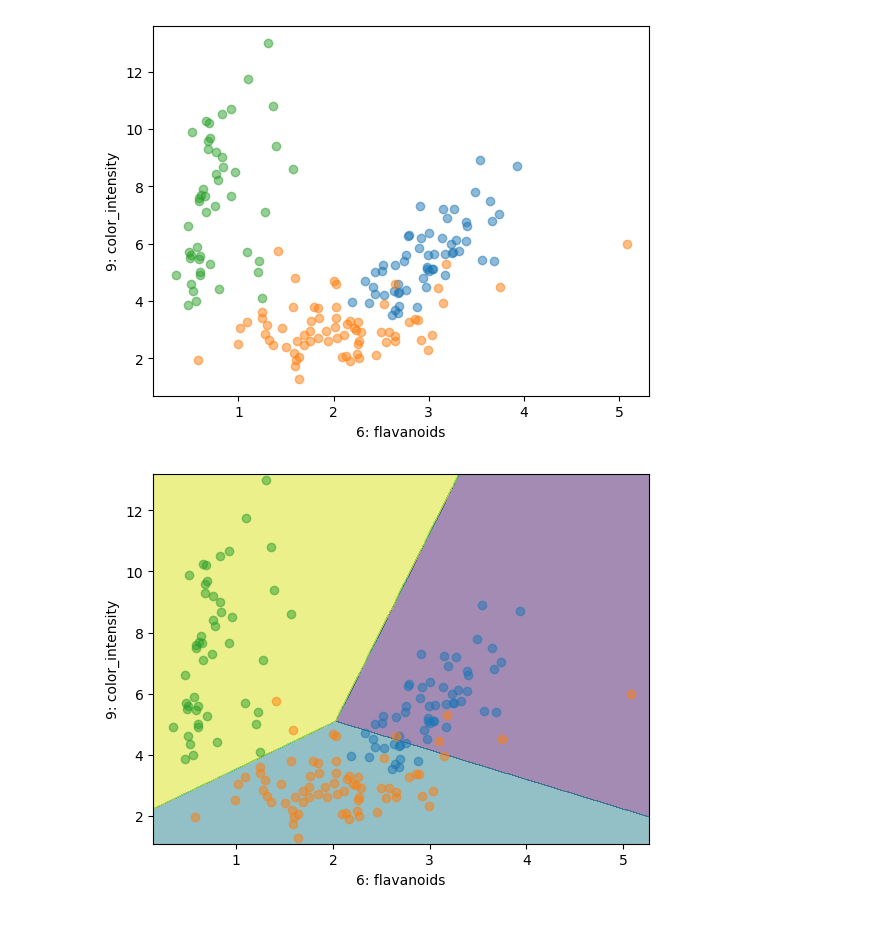
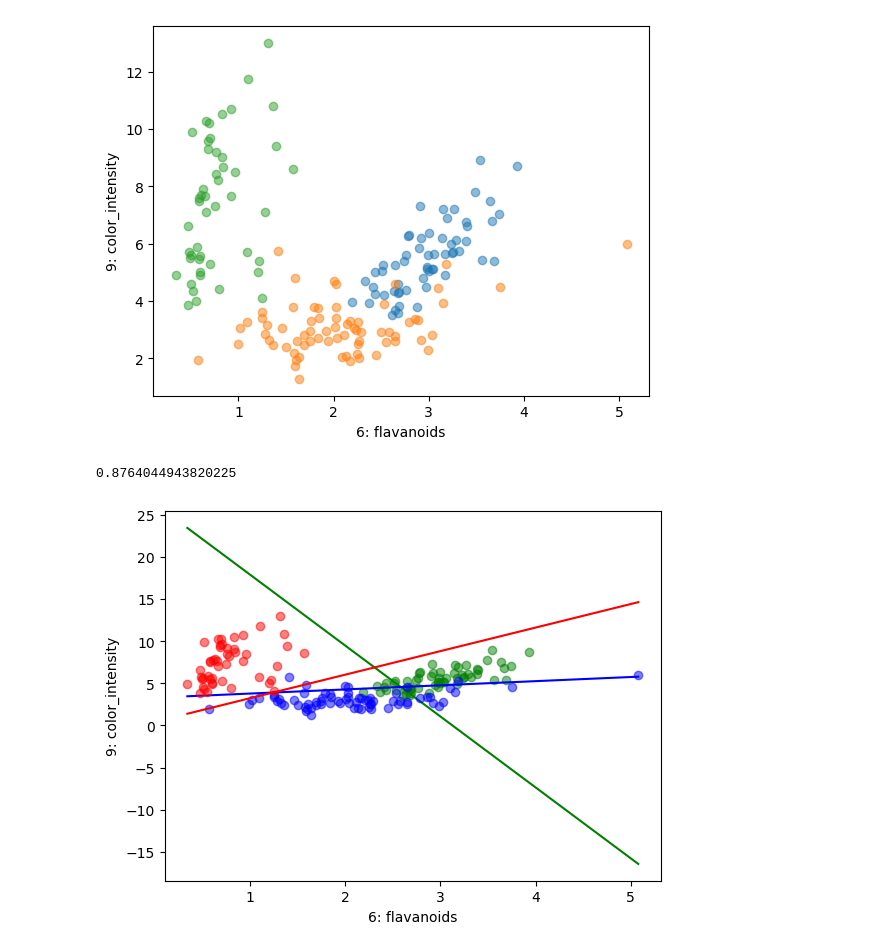
Before and after one commit to LucasMontebeller/Artificial-intelligence, a Jupyter notebook: Practices/reconhecimento_padroes/aula3a_multiclasse.ipynb, the cells around one changed output. Cells and saved outputs as stored; diff of their text form; code cells hidden in the pictures; blank space fills up the shorter version.

Commit message:
Alternado hiperplanos

```diff
--- a/Practices/reconhecimento_padroes/aula3a_multiclasse.ipynb
+++ b/Practices/reconhecimento_padroes/aula3a_multiclasse.ipynb
@@ -142,30 +144,33 @@ for k in set(y):
 plt.show()
 # %% [output]
 [figure]
+# %%
+def plot_hyperplane(X, coef, intercept, column=0, color='black'):
+  def line(x0):
+    return (-(x0 * coef[0, column]) - intercept[column]) / coef[1, column]
+
+  xmin = min(X[:,0])
+  xmax = max(X[:,0])
+  plt.plot([xmin, xmax], [line(xmin), line(xmax)], ls="-", color=color)
 # %%
-import numpy as np
 import matplotlib.pyplot as plt
 
 X_subset = X[:, [i, j]]
 modelo.fit(X_subset, y)
+ypred = modelo.predict(X_subset)
 
-# limites
-x_min, x_max = X_subset[:, 0].min() - 0.2, X_subset[:, 0].max() + 0.2
-y_min, y_max = X_subset[:, 1].min() - 0.2, X_subset[:, 1].max() + 0.2
-
-x0, x1 = np.meshgrid(np.arange(x_min, x_max, 0.01),
-                     np.arange(y_min, y_max, 0.01))
-
-ypred = modelo.predict(np.c_[x0.ravel(), x1.ravel()])
+# eval
+print(sum(ypred==y)/len(y))
 
 # pontos
 plt.xlabel(f"{i}: {dataset.feature_names[i]}")
 plt.ylabel(f"{j}: {dataset.feature_names[j]}")
+colors = ['green', 'blue', 'red']
 for k in set(y):
-    plt.plot(X[:,i][y==k], X[:,j][y==k], "o", alpha=0.5)
+    plt.plot(X[:,i][y==k], X[:,j][y==k], "o", alpha=0.5, color=colors[k])
+    plot_hyperplane(X_subset, modelo.coef_.T, modelo.intercept_, k, colors[k])
 
-# hiperplanos
-plt.contourf(x0, x1, ypred.reshape(x0.shape), alpha=0.5)
 plt.show()
 # %% [output]
+0.8764044943820225
-[figure, old version]
+[figure, new version]
```
Also changed, not shown: parts of 6 cells of this notebook.
